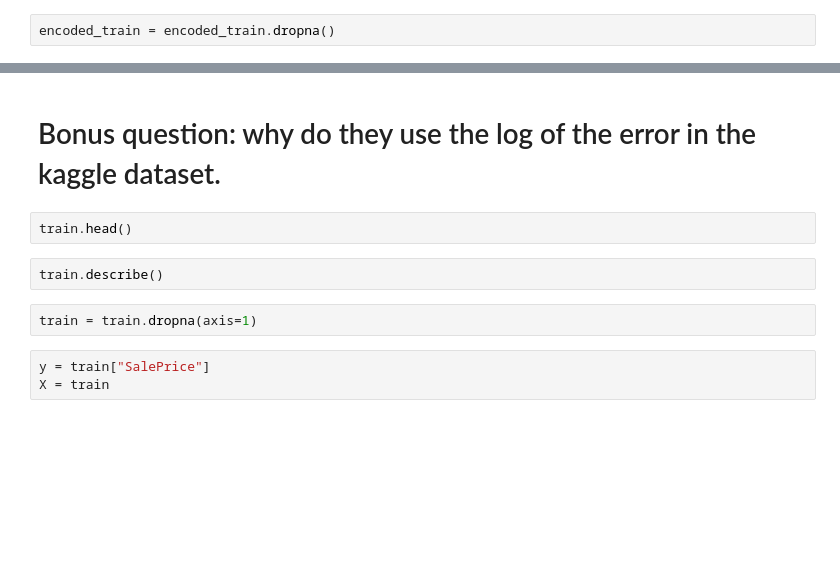
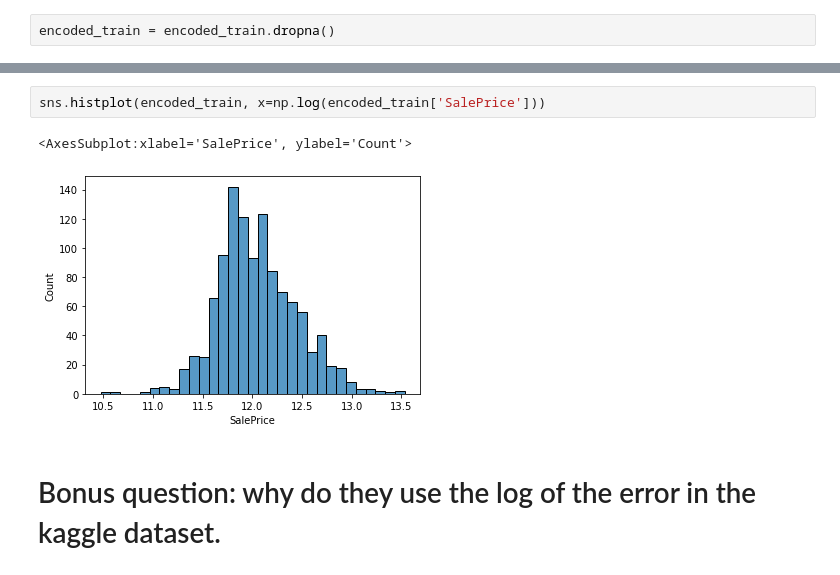
Before and after one commit to davanger/AIS-DSP-DavidBravo, a Jupyter notebook: notebooks/01_House_Prices.ipynb, the cells around one changed output, grey strips where cells are left out. Drawn from its saved outputs; the diff is of its cells as text; blank space fills up the shorter version.

```diff
--- a/notebooks/01_House_Prices.ipynb
+++ b/notebooks/01_House_Prices.ipynb
@@ -124,11 +180,7 @@ linear_model = LinearRegression(fit_intercept=True, normalize=True).fit(x_train,
+# %%
+sns.histplot(encoded_train, x=np.log(encoded_train['SalePrice']))
+# %% [output]
+<AxesSubplot:xlabel='SalePrice', ylabel='Count'>
+[figure, added]
 # %% [markdown]
 # Bonus question: why do they use the log of the error in the kaggle dataset.
-# %%
-train.head()
-# %%
-train.describe()
-# %%
-train = train.dropna(axis=1)
-# %%
-y = train["SalePrice"]
-X = train
```
Also changed, not shown: parts of 83 cells of this notebook, 1 other file.
